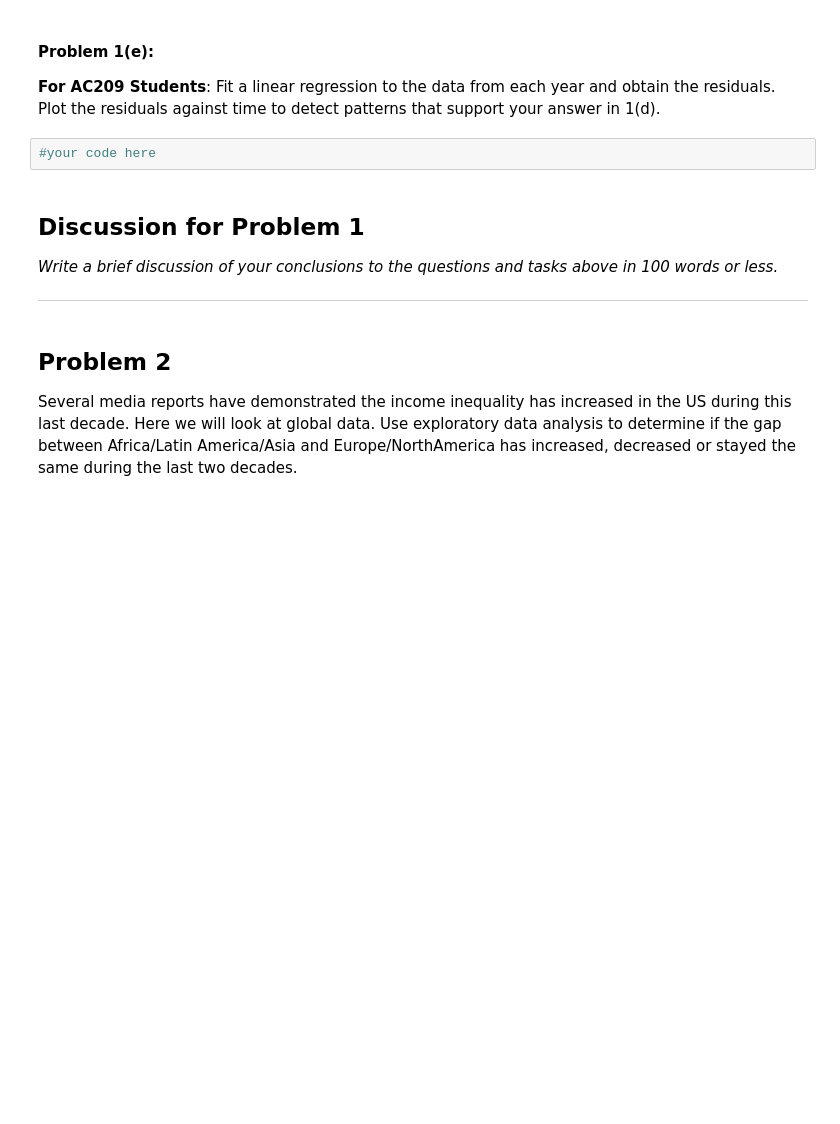
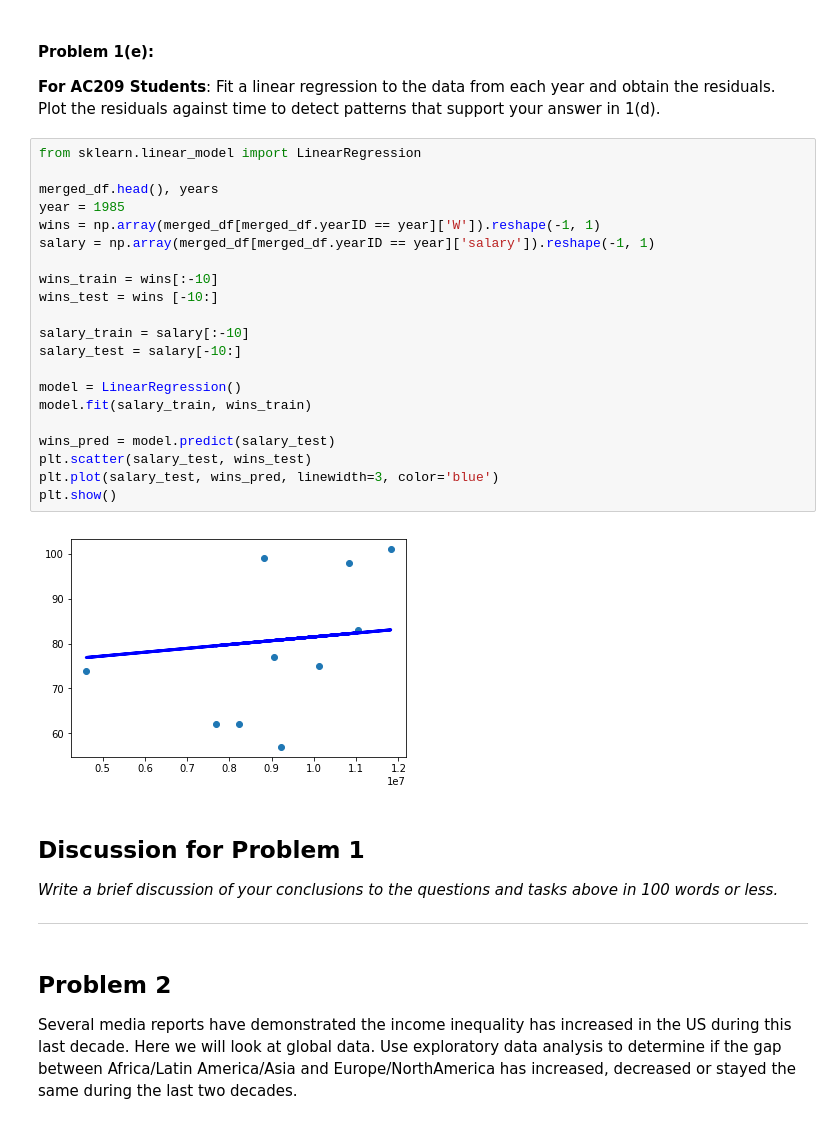
Before and after one commit to suicideBomber1/CS-109, a Jupyter notebook: HW1/HW1.ipynb, the cells around one changed output. Saved outputs shown, nothing was run; the diff lists cells and outputs as text; blank space fills up the shorter version.

```diff
--- a/HW1/HW1.ipynb
+++ b/HW1/HW1.ipynb
@@ -169,8 +204,29 @@ How would you graphically display the relationship between total wins and total
 #### Problem 1(e):
 
 **For AC209 Students**: Fit a linear regression to the data from each year and obtain the residuals. Plot the residuals against time to detect patterns that support your answer in 1(d).
-# %%
-#your code here
+# %%
+from sklearn.linear_model import LinearRegression
+
+merged_df.head(), years
+year = 1985
+wins = np.array(merged_df[merged_df.yearID == year]['W']).reshape(-1, 1)
+salary = np.array(merged_df[merged_df.yearID == year]['salary']).reshape(-1, 1)
+
+wins_train = wins[:-10]
+wins_test = wins [-10:]
+
+salary_train = salary[:-10]
+salary_test = salary[-10:]
+
+model = LinearRegression()
+model.fit(salary_train, wins_train)
+
+wins_pred = model.predict(salary_test)
+plt.scatter(salary_test, wins_test)
+plt.plot(salary_test, wins_pred, linewidth=3, color='blue')
+plt.show()
+# %% [output]
+[figure, added]
 # %% [markdown]
 ## Discussion for Problem 1
 
```
Also changed, not shown: parts of 10 cells of this notebook.
